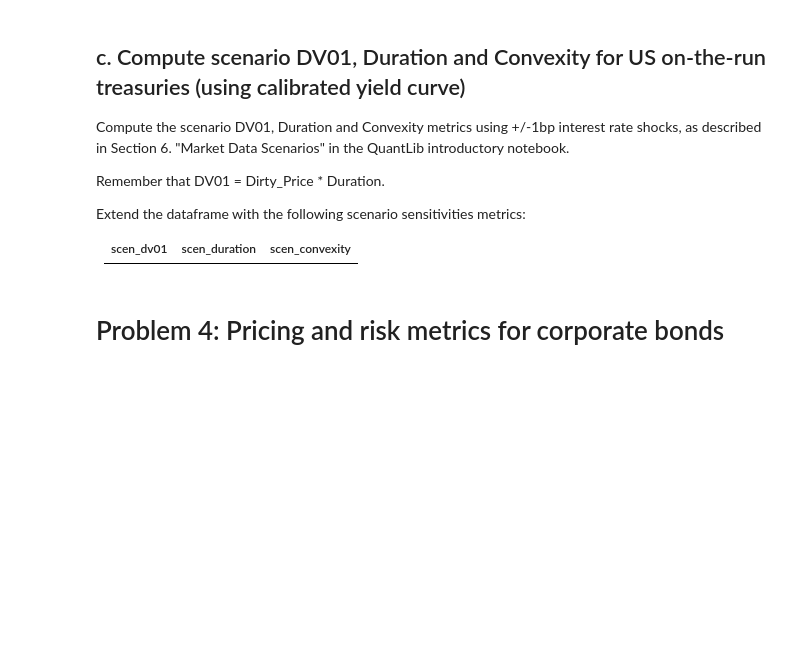
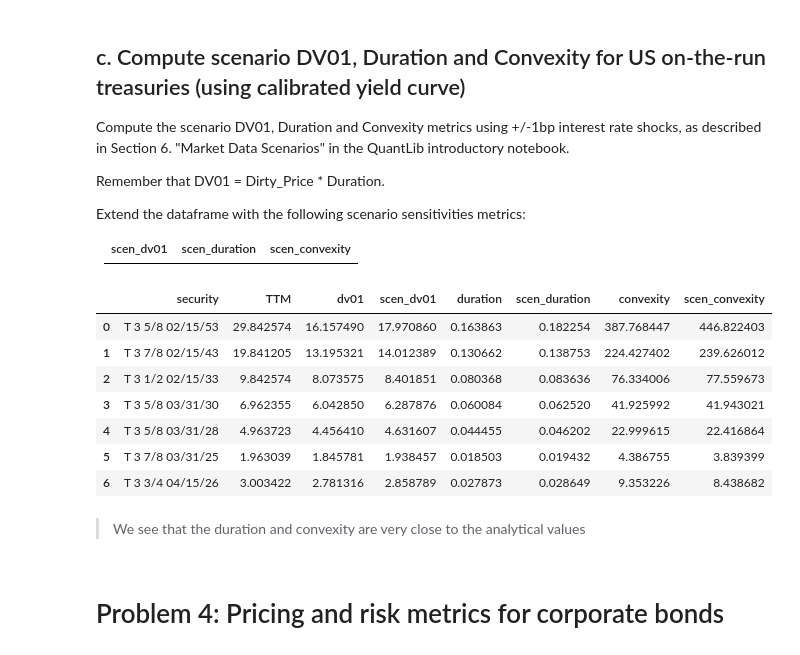
Before and after one commit to alanwake47/FINM-35700-Credit-Markets, a Jupyter notebook: week2/hw2/Homework 2-1.ipynb, the cells around one changed output. Cells and saved outputs as stored; diff of their text form; code cells hidden in the pictures; blank space fills up the shorter version.

```diff
--- a/week2/hw2/Homework 2-1.ipynb
+++ b/week2/hw2/Homework 2-1.ipynb
@@ -559,0 +564,18 @@ symbology_md_otr.iloc[:,:12]
+# %%
+#Create a function to price each OTR treasruy using the above bond engine. Extend the datafram with a column 'calc_mid' with the calculated mid price
+def price_bond(symbology_df: pd.DataFrame, bond_engine: ql.DiscountingBondEngine, calc_date: ql.Date):
+
+    ql.Settings.instance().evaluationDate = calc_date
+
+    # Sort dataframe by maturity
+    sorted_details_frame = symbology_df.copy()
+
+
+    for index, row in sorted_details_frame.iterrows():
+        bond_object = create_bond_from_symbology(row)
+        bond_object.setPricingEngine(bond_engine)
+        pv_engine = bond_object.NPV()
+
+        sorted_details_frame.loc[index, 'calc_mid'] = pv_engine
+
+    return sorted_details_frame
@@ -559,0 +584,3 @@ symbology_md_otr.iloc[:,:12]
+# %%
+symbology_md_otr_calib = price_bond(symbology_md_otr, bond_engine, ql.Date(14, 4, 2023))
+symbology_md_otr_calib[['security','TTM','mid','calc_mid']]
@@ -571,0 +648,2 @@ Extend the dataframe with the following calculated risk metrics:
+# %%
+symbology_md_otr_calib1 = calc_bond_metrics(symbology_md_otr_calib, ql.Date(14, 4, 2023), model="flat", coupon_freq=ql.Semiannual)
@@ -580,6 +669,21 @@ Extend the dataframe with the following scenario sensitivities metrics:
 
 | scen_dv01 | scen_duration | scen_convexity |
 |-------|-------|-------------|
+# %%
+symbology_md_otr_calib2 = calc_bond_metrics(symbology_md_otr_calib1, ql.Date(14, 4, 2023), model="yc", coupon_freq=ql.Semiannual, yc=treasury_yield_curve_mid_handle)
+# %%
+symbology_md_otr_calib2[['security','TTM','dv01','scen_dv01','duration','scen_duration','convexity','scen_convexity']]
+# %% [output]
+|  | security | TTM | dv01 | scen_dv01 | duration | scen_duration | convexity | scen_convexity |
+| 0 | T 3 5/8 02/15/53 | 29.842574 | 16.157490 | 17.970860 | 0.163863 | 0.182254 | 387.768447 | 446.822403 |
+| 1 | T 3 7/8 02/15/43 | 19.841205 | 13.195321 | 14.012389 | 0.130662 | 0.138753 | 224.427402 | 239.626012 |
+| 2 | T 3 1/2 02/15/33 | 9.842574 | 8.073575 | 8.401851 | 0.080368 | 0.083636 | 76.334006 | 77.559673 |
+| 3 | T 3 5/8 03/31/30 | 6.962355 | 6.042850 | 6.287876 | 0.060084 | 0.062520 | 41.925992 | 41.943021 |
+| 4 | T 3 5/8 03/31/28 | 4.963723 | 4.456410 | 4.631607 | 0.044455 | 0.046202 | 22.999615 | 22.416864 |
+| 5 | T 3 7/8 03/31/25 | 1.963039 | 1.845781 | 1.938457 | 0.018503 | 0.019432 | 4.386755 | 3.839399 |
+| 6 | T 3 3/4 04/15/26 | 3.003422 | 2.781316 | 2.858789 | 0.027873 | 0.028649 | 9.353226 | 8.438682 |
+# %% [markdown]
+> We see that the duration and convexity are very close to the analytical values
 # %% [markdown]
 # Problem 4: Pricing and risk metrics for corporate bonds
 # %% [markdown]
```
Also changed, not shown: parts of 7 cells of this notebook, 1 other file.
